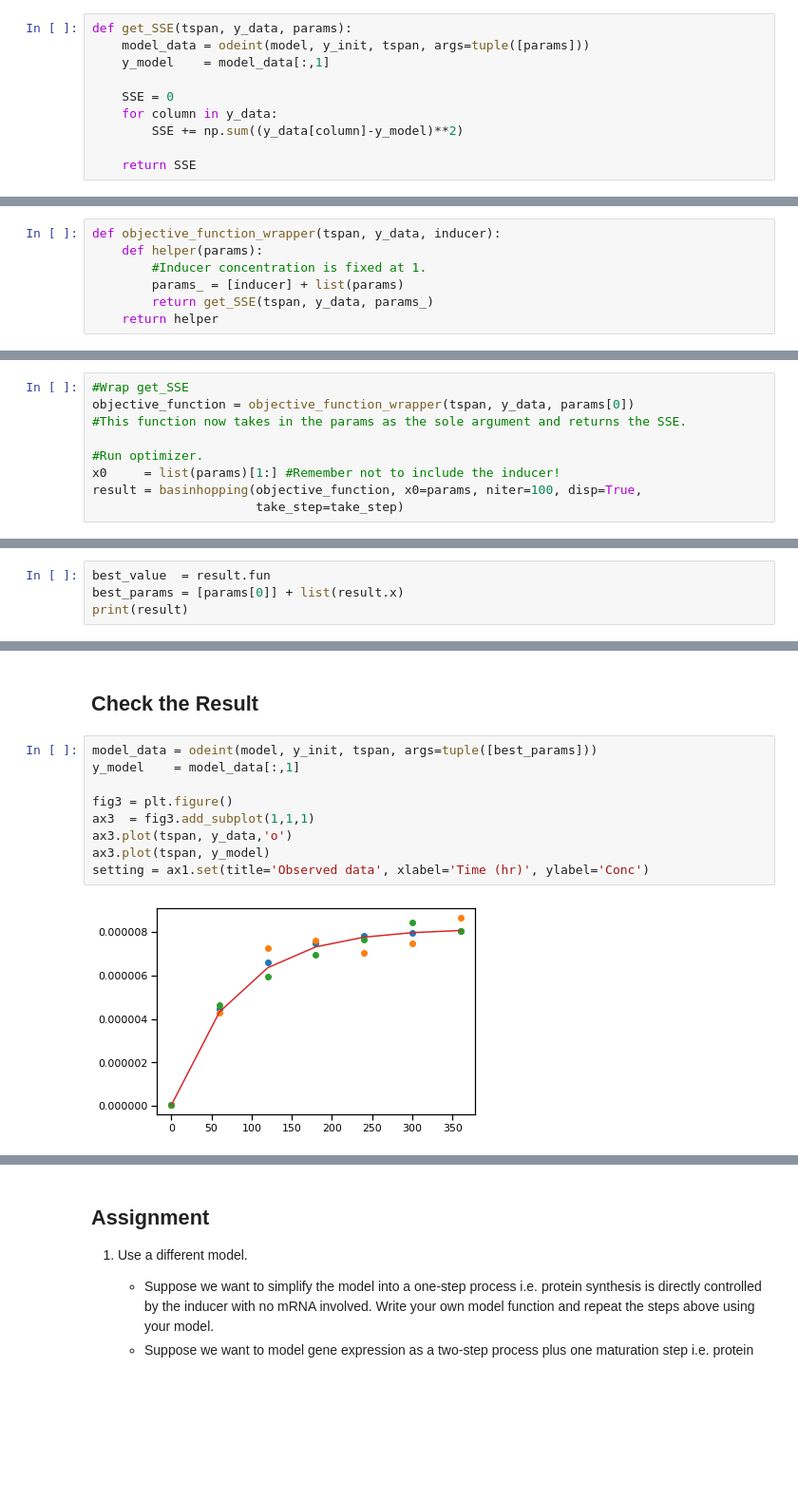
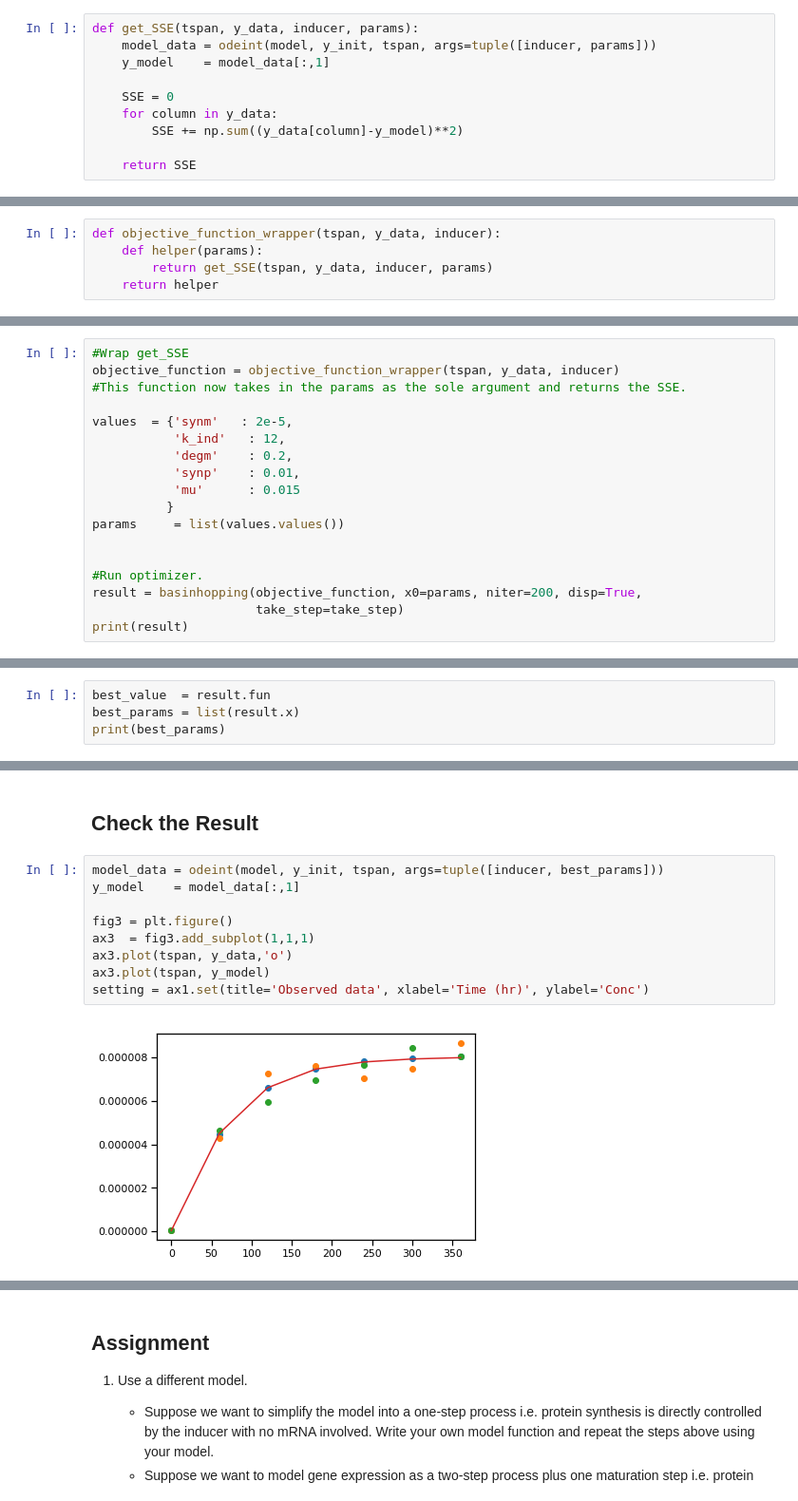
Before and after one commit to wilbertloh/Resources, a Jupyter notebook: Introduction to Curve-Fitting.ipynb, the cells around one changed output, grey strips where cells are left out. Shown: that part at 95% size. Drawn from its saved outputs; the diff is of its cells as text; blank space fills up the shorter version.

```diff
--- a/Introduction to Curve-Fitting.ipynb
+++ b/Introduction to Curve-Fitting.ipynb
@@ -87,8 +87,8 @@ print(SSE)
 # %% [markdown]
 ## Wrap Process into a Function
 # %%
-def get_SSE(tspan, y_data, params):
-    model_data = odeint(model, y_init, tspan, args=tuple([params]))
+def get_SSE(tspan, y_data, inducer, params):
+    model_data = odeint(model, y_init, tspan, args=tuple([inducer, params]))
     y_model    = model_data[:,1]
 
     SSE = 0
@@ -107,9 +107,7 @@ We will be using scipy's basinhopping algorithm for this problem, which seeks th
 # %%
 def objective_function_wrapper(tspan, y_data, inducer):
     def helper(params):
-        #Inducer concentration is fixed at 1.
-        params_ = [inducer] + list(params)
-        return get_SSE(tspan, y_data, params_)
+        return get_SSE(tspan, y_data, inducer, params)
     return helper
 # %%
 #Step size
@@ -120,11 +118,20 @@ def take_step(params):
     return new_params
 # %%
 #Wrap get_SSE
-objective_function = objective_function_wrapper(tspan, y_data, params[0])
+objective_function = objective_function_wrapper(tspan, y_data, inducer)
 #This function now takes in the params as the sole argument and returns the SSE.
 
+values  = {'synm'   : 2e-5,
+           'k_ind'   : 12,
+           'degm'    : 0.2,
+           'synp'    : 0.01,
+           'mu'      : 0.015
+          }
+params     = list(values.values())
+
+
 #Run optimizer.
-x0     = list(params)[1:] #Remember not to include the inducer!
-result = basinhopping(objective_function, x0=params, niter=100, disp=True,
+result = basinhopping(objective_function, x0=params, niter=200, disp=True,
                       take_step=take_step)
+print(result)
 # %% [output]
@@ -148,5 +155,5 @@ basinhopping step 100: f 8.81283e-11 trial_f 8.81283e-11 accepted 1  lowest_f 2.
 # %%
 best_value  = result.fun
-best_params = [params[0]] + list(result.x)
-print(result)
+best_params = list(result.x)
+print(best_params)
 # %% [output]
@@ -170,15 +161,15 @@ print(result)
 # %% [markdown]
 ## Check the Result
 # %%
-model_data = odeint(model, y_init, tspan, args=tuple([best_params]))
+model_data = odeint(model, y_init, tspan, args=tuple([inducer, best_params]))
 y_model    = model_data[:,1]
 
 fig3 = plt.figure()
 ax3  = fig3.add_subplot(1,1,1)
 ax3.plot(tspan, y_data,'o')
 ax3.plot(tspan, y_model)
 setting = ax1.set(title='Observed data', xlabel='Time (hr)', ylabel='Conc')
 # %% [output]
-[figure, old version]
+[figure, new version]
 # %%
 #True parameter values
```
Also changed, not shown: parts of 15 cells of this notebook.
